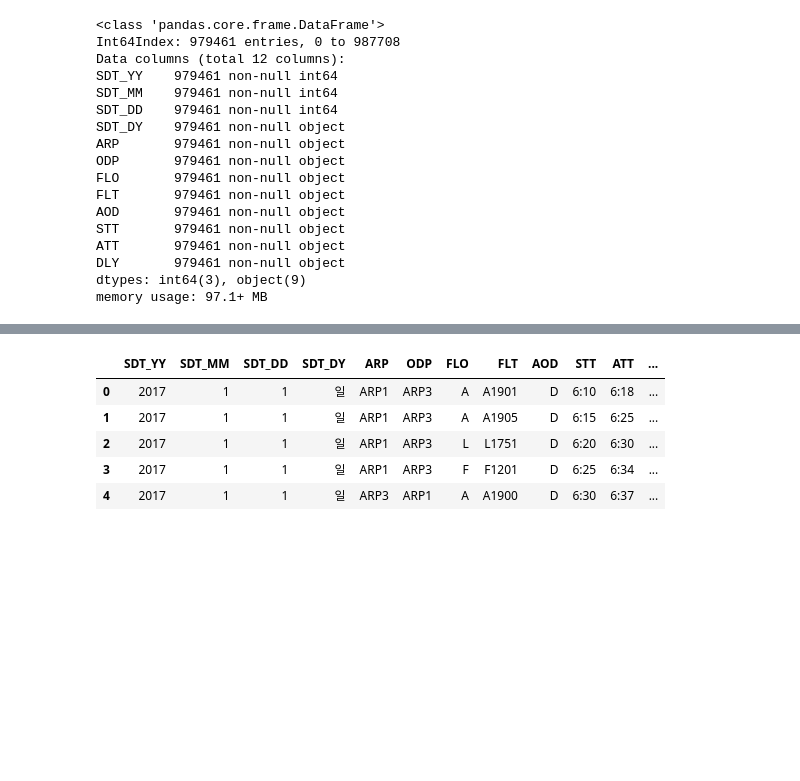
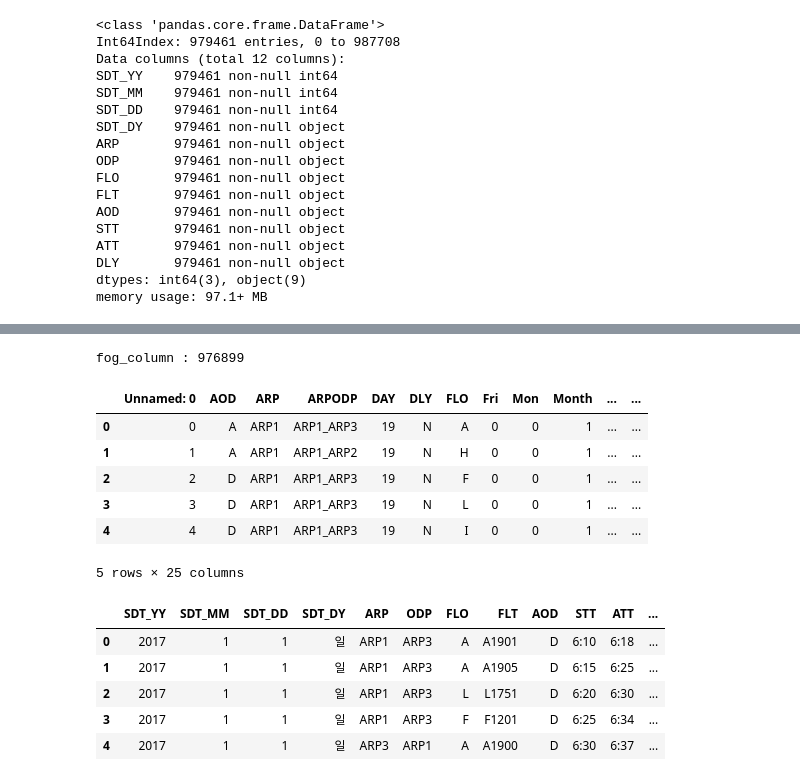
Before and after one commit to KimDoubleB/DelayPrediction, a Jupyter notebook: bb/model.ipynb, the cells around one changed output, grey strips where cells are left out. Drawn from its saved outputs; the diff is of its cells as text; code cells hidden in the pictures; blank space fills up the shorter version.

```diff
--- a/bb/model.ipynb
+++ b/bb/model.ipynb
@@ -6,7 +6,7 @@ import pandas as pd
 %matplotlib inline
 
 # read 데이터
-df = pd.read_csv('AFSNT.CSV', encoding="cp949")
+df = pd.read_csv('weatherFinal.CSV', encoding="cp949")
 df.head()
 '''
 전체 출력문
@@ -78,0 +93,4 @@ df.drop(df[df['ARP'] == df['ODP']].index, inplace=True)
+# %%
+fog = df[["temp","hum","dew","windSpeed"]]
+
+fog = fogPreProcessing(fog)
@@ -79,3 +115,39 @@ df.drop(df[df['ARP'] == df['ODP']].index, inplace=True)
+# %%
+import pickle
+from sklearn.externals import joblib
+
+# 저장된 모델 불러오기
+clf_from_joblib = joblib.load('fogmodel.pkl')
+
+# 저장된 모델로 예측하기
+#clf_from_joblib.predict(fog)
+# %%
+# 예측할 때 확률로가져오기!
+result = clf_from_joblib.predict_proba(fog)
+
+fog_column = []
+
+# fog_column에 확률값 저장
+for i in result:
+    fog_column.append(i[1])
+
+print("fog_column :",len(fog_column))
+# %% [output]
+fog_column : 976899
+# %%
+df['fog'] = fog_column
+
+df.drop(columns=['hum', 'dew','temp','windSpeed'], axis=1, inplace=True)
+df.head()
+#------------------------------------------------------------
+# %% [output]
+|  | Unnamed: 0 | AOD | ARP | ARPODP | DAY | DLY | FLO | Fri | Mon | Month | ... | ... |
+| 0 | 0 | A | ARP1 | ARP1_ARP3 | 19 | N | A | 0 | 0 | 1 | ... | ... |
+| 1 | 1 | A | ARP1 | ARP1_ARP2 | 19 | N | H | 0 | 0 | 1 | ... | ... |
+| 2 | 2 | D | ARP1 | ARP1_ARP3 | 19 | N | F | 0 | 0 | 1 | ... | ... |
+| 3 | 3 | D | ARP1 | ARP1_ARP3 | 19 | N | L | 0 | 0 | 1 | ... | ... |
+| 4 | 4 | D | ARP1 | ARP1_ARP3 | 19 | N | I | 0 | 0 | 1 | ... | ... |
+5 rows × 25 columns
 # %%
 #------------연결지연 시도--------------------------
 df123 = df.copy()
```
Also changed, not shown: parts of 3 cells of this notebook.
